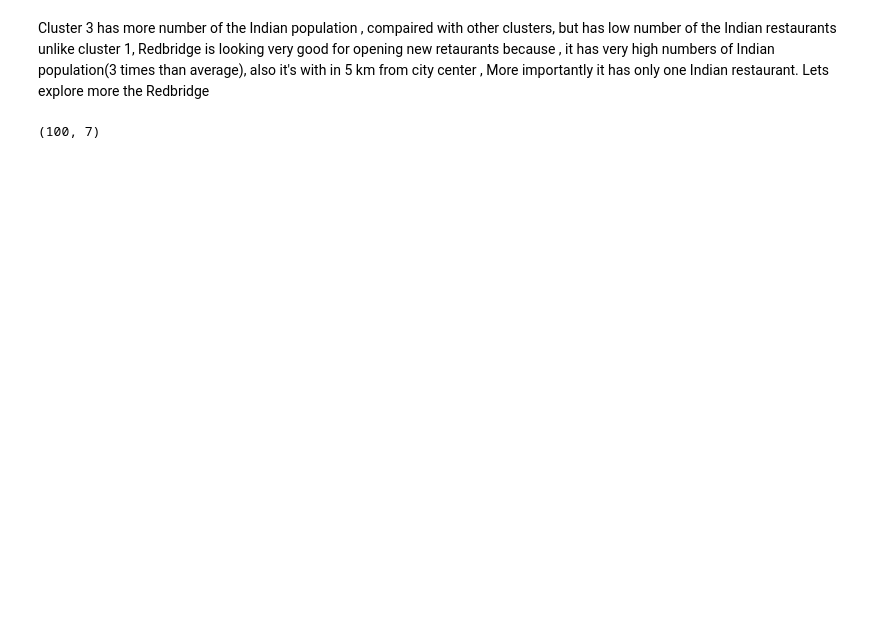
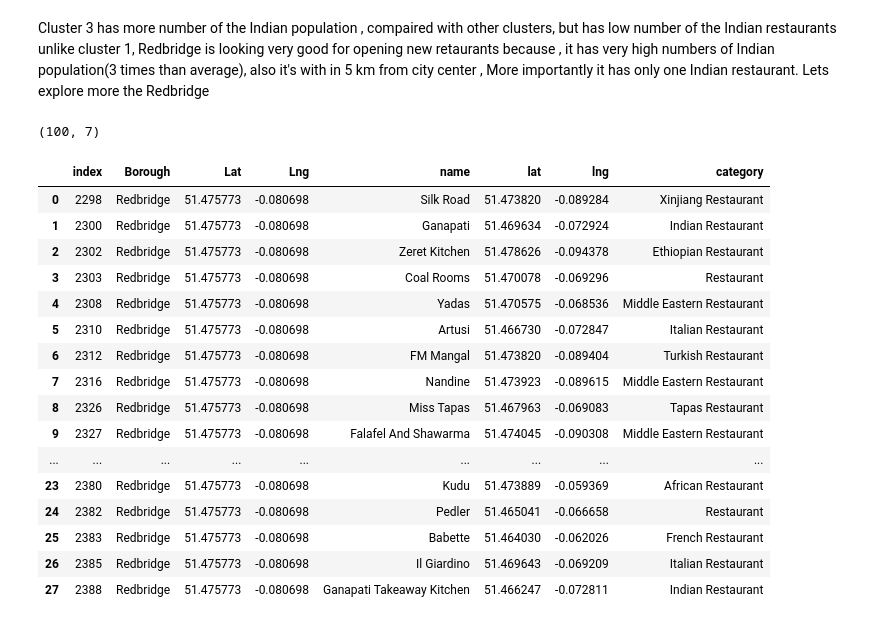
Before and after one commit to shrirangdixit/Coursera_Capstone, a Jupyter notebook: Capstone_project/Capstone_Project-The_Optimal_Locations_for_Indian_Restaurent.ipynb, the cells around one changed output. Saved outputs shown, nothing was run; the diff lists cells and outputs as text; code cells hidden in the pictures; blank space fills up the shorter version.

```diff
--- a/Capstone_project/Capstone_Project-The_Optimal_Locations_for_Indian_Restaurent.ipynb
+++ b/Capstone_project/Capstone_Project-The_Optimal_Locations_for_Indian_Restaurent.ipynb
@@ -780,3 +750,23 @@ redbridge.shape
 (100, 7)
 # %%
 redbridge_rest = redbridge[redbridge['category'].str.lower().str.contains('restaurant')].reset_index()
+# %%
+redbridge_rest
+# %% [output]
+|  | index | Borough | Lat | Lng | name | lat | lng | category |
+| 0 | 2298 | Redbridge | 51.475773 | -0.080698 | Silk Road | 51.473820 | -0.089284 | Xinjiang Restaurant |
+| 1 | 2300 | Redbridge | 51.475773 | -0.080698 | Ganapati | 51.469634 | -0.072924 | Indian Restaurant |
+| 2 | 2302 | Redbridge | 51.475773 | -0.080698 | Zeret Kitchen | 51.478626 | -0.094378 | Ethiopian Restaurant |
+| 3 | 2303 | Redbridge | 51.475773 | -0.080698 | Coal Rooms | 51.470078 | -0.069296 | Restaurant |
+| 4 | 2308 | Redbridge | 51.475773 | -0.080698 | Yadas | 51.470575 | -0.068536 | Middle Eastern Restaurant |
+| 5 | 2310 | Redbridge | 51.475773 | -0.080698 | Artusi | 51.466730 | -0.072847 | Italian Restaurant |
+| 6 | 2312 | Redbridge | 51.475773 | -0.080698 | FM Mangal | 51.473820 | -0.089404 | Turkish Restaurant |
+| 7 | 2316 | Redbridge | 51.475773 | -0.080698 | Nandine | 51.473923 | -0.089615 | Middle Eastern Restaurant |
+| 8 | 2326 | Redbridge | 51.475773 | -0.080698 | Miss Tapas | 51.467963 | -0.069083 | Tapas Restaurant |
+| 9 | 2327 | Redbridge | 51.475773 | -0.080698 | Falafel And Shawarma | 51.474045 | -0.090308 | Middle Eastern Restaurant |
+| ... | ... | ... | ... | ... | ... | ... | ... | ... |
+| 23 | 2380 | Redbridge | 51.475773 | -0.080698 | Kudu | 51.473889 | -0.059369 | African Restaurant |
+| 24 | 2382 | Redbridge | 51.475773 | -0.080698 | Pedler | 51.465041 | -0.066658 | Restaurant |
+| 25 | 2383 | Redbridge | 51.475773 | -0.080698 | Babette | 51.464030 | -0.062026 | French Restaurant |
+| 26 | 2385 | Redbridge | 51.475773 | -0.080698 | Il Giardino | 51.469643 | -0.069209 | Italian Restaurant |
+| 27 | 2388 | Redbridge | 51.475773 | -0.080698 | Ganapati Takeaway Kitchen | 51.466247 | -0.072811 | Indian Restaurant |
```
Also changed, not shown: parts of 18 cells of this notebook, 1 other file.
